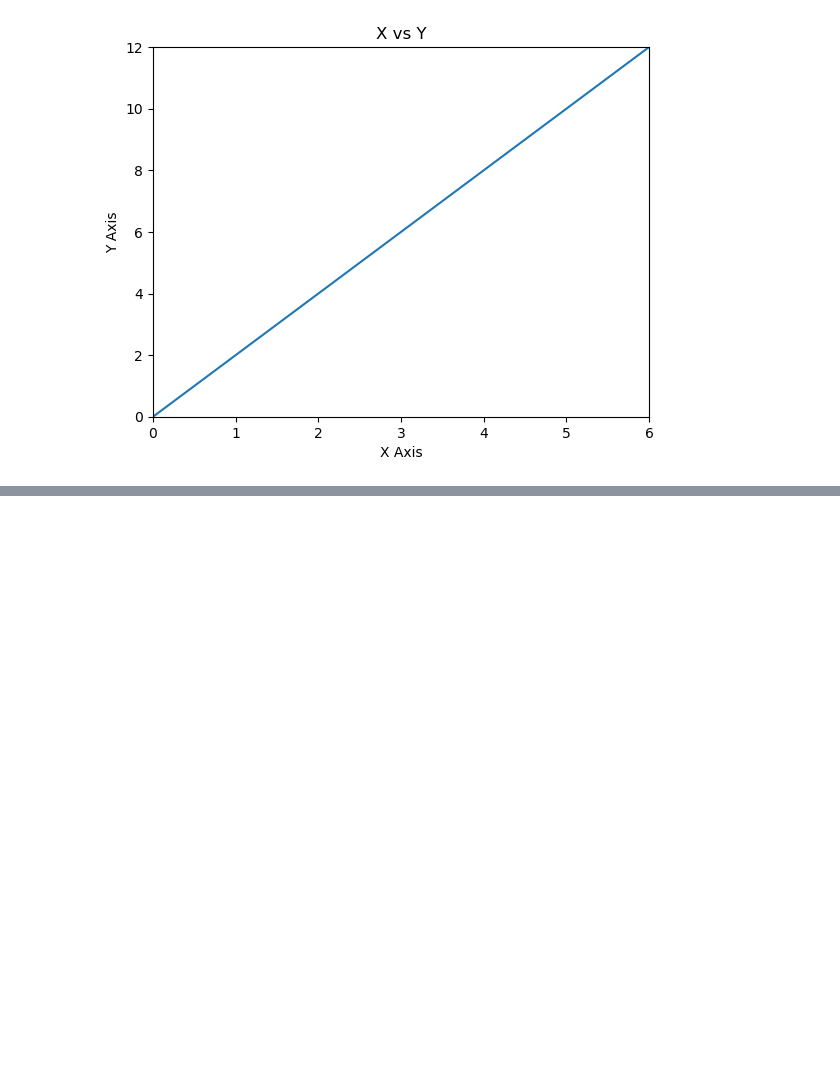
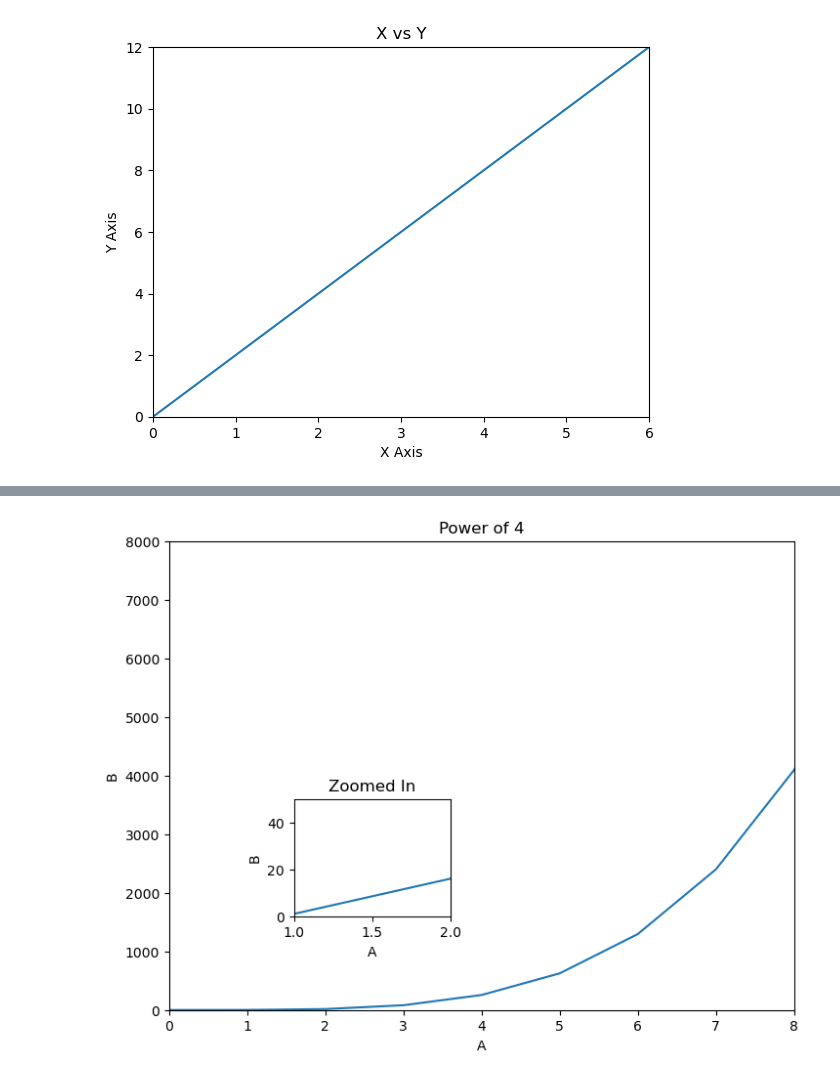
Before and after one commit to savan2508/Jupyter-Notebooks, a Jupyter notebook: Visulization in Python/Matplotlib.ipynb, the cells around one changed output, grey strips where cells are left out. Cells and saved outputs as stored; diff of their text form; code cells hidden in the pictures; blank space fills up the shorter version.

```diff
--- a/Visulization in Python/Matplotlib.ipynb
+++ b/Visulization in Python/Matplotlib.ipynb
@@ -25,0 +61,27 @@ plt.xlabel("X Axis");
+# %%
+# Plotting the same charts on the same figure with a zoomed-in version
+fig = plt.figure()
+
+# Large axes
+axes1 = fig.add_axes([0,0,1,1])
+axes1.plot(a, b)
+
+axes1.set_xlim(0, 8)
+axes1.set_ylim(0, 8000)
+axes1.set_xlabel('A')
+axes1.set_ylabel('B')
+axes1.set_title("Power of 4")
+
+# Small Axes
+axes2 = fig.add_axes([0.2, 0.2, 0.25, 0.25])
+axes2.plot(a, b)
+
+axes2.set_xlim(1, 2)
+axes2.set_ylim(0, 50)
+axes2.set_xlabel('A')
+axes2.set_ylabel('B')
+axes2.set_title("Zoomed In")
+
+plt.show()
+# %% [output]
+[figure, added]
```
Also changed, not shown: parts of 6 cells of this notebook, 4 other files.
